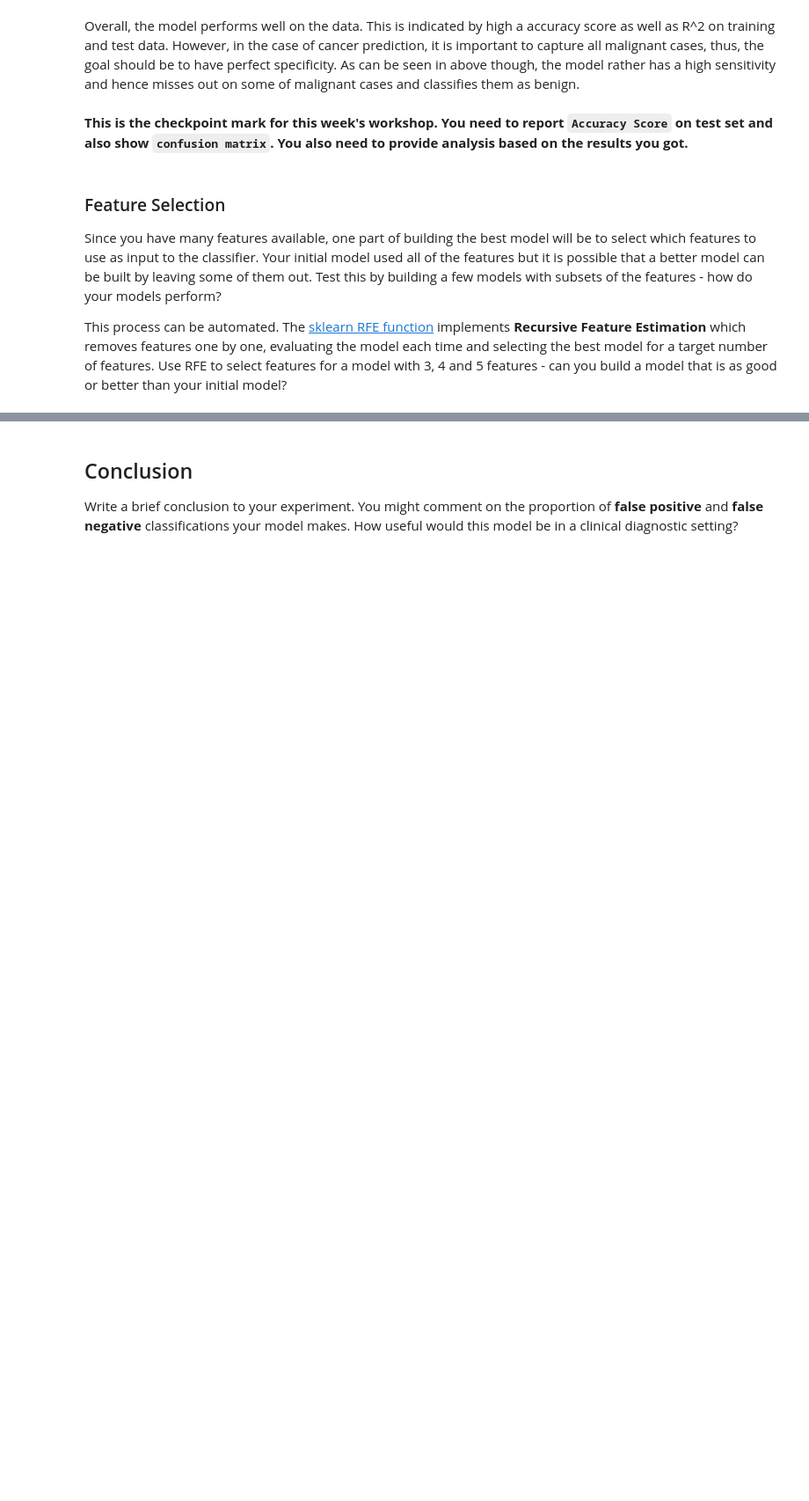
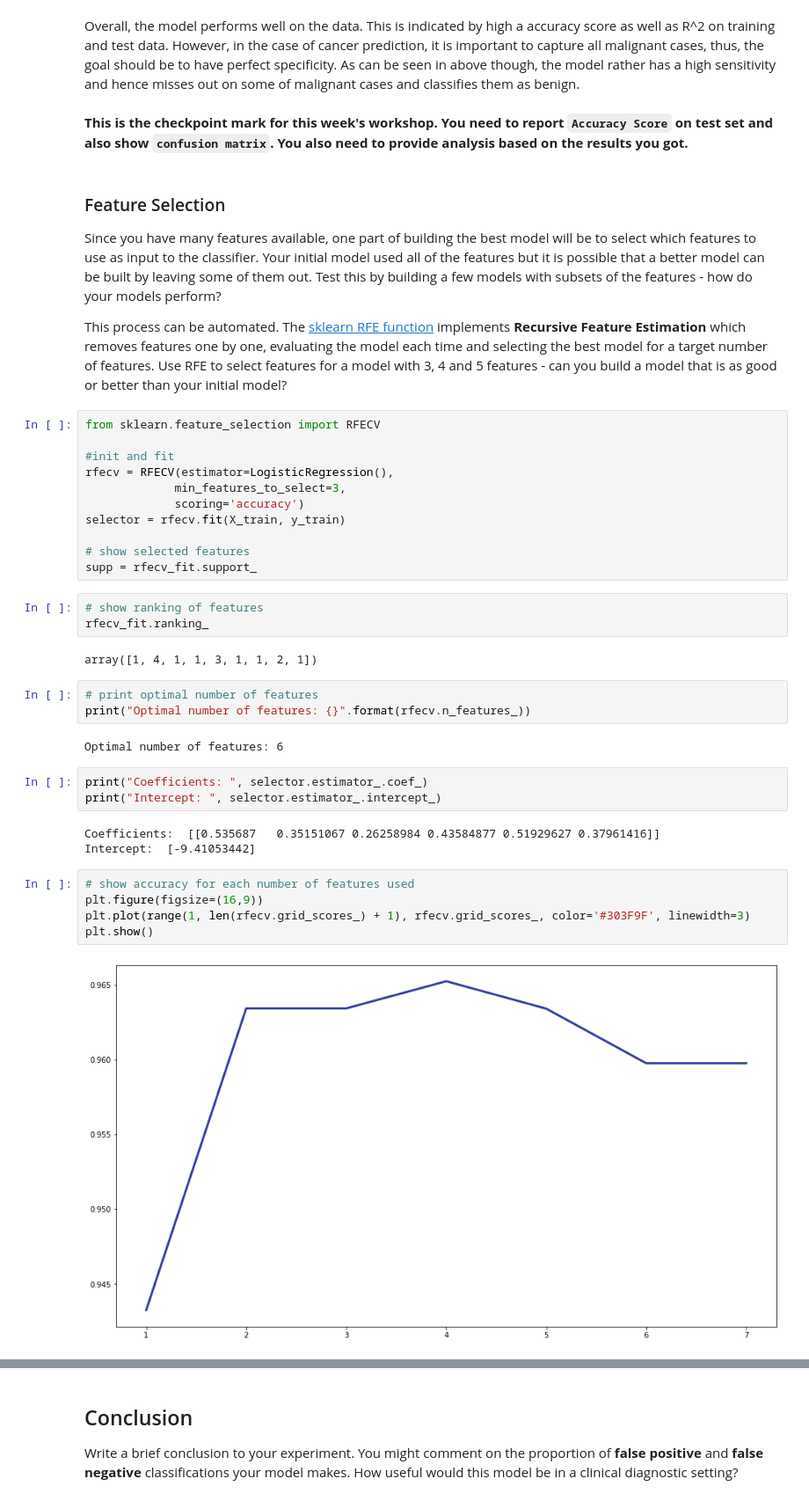
Before and after one commit to felix-rosenberger/Data-Science-Practicals, a Jupyter notebook: Week 6/Workshop Week 6.ipynb, the cells around one changed output, grey strips where cells are left out. Shown at 88% size. Saved outputs shown, nothing was run; the diff lists cells and outputs as text; blank space fills up the shorter version.

```diff
--- a/Week 6/Workshop Week 6.ipynb
+++ b/Week 6/Workshop Week 6.ipynb
@@ -255,3 +255,37 @@ be built by leaving some of them out.   Test this by building a few models with
 
 This process can be automated.  The [sklearn RFE function](http://scikit-learn.org/stable/modules/feature_selection.html#recursive-feature-elimination) implements __Recursive Feature Estimation__ which removes
 features one by one, evaluating the model each time and selecting the best model for a target number of features.  Use RFE to select features for a model with 3, 4 and 5 features - can you build a model that is as good or better than your initial model?
+# %%
+from sklearn.feature_selection import RFECV
+
+#init and fit
+rfecv = RFECV(estimator=LogisticRegression(),
+             min_features_to_select=3,
+             scoring='accuracy')
+selector = rfecv.fit(X_train, y_train)
+
+# show selected features
+supp = rfecv_fit.support_
+# %%
+# show ranking of features
+rfecv_fit.ranking_
+# %% [output]
+array([1, 4, 1, 1, 3, 1, 1, 2, 1])
+# %%
+# print optimal number of features
+print("Optimal number of features: {}".format(rfecv.n_features_))
+# %% [output]
+Optimal number of features: 6
+# %%
+print("Coefficients: ", selector.estimator_.coef_)
+print("Intercept: ", selector.estimator_.intercept_)
+# %% [output]
+Coefficients:  [[0.535687   0.35151067 0.26258984 0.43584877 0.51929627 0.37961416]]
+Intercept:  [-9.41053442]
+# %%
+# show accuracy for each number of features used
+plt.figure(figsize=(16,9))
+plt.plot(range(1, len(rfecv.grid_scores_) + 1), rfecv.grid_scores_, color='#303F9F', linewidth=3)
+plt.show()
+# %% [output]
+[figure, added]
```
Also changed, not shown: parts of 2 cells of this notebook.
